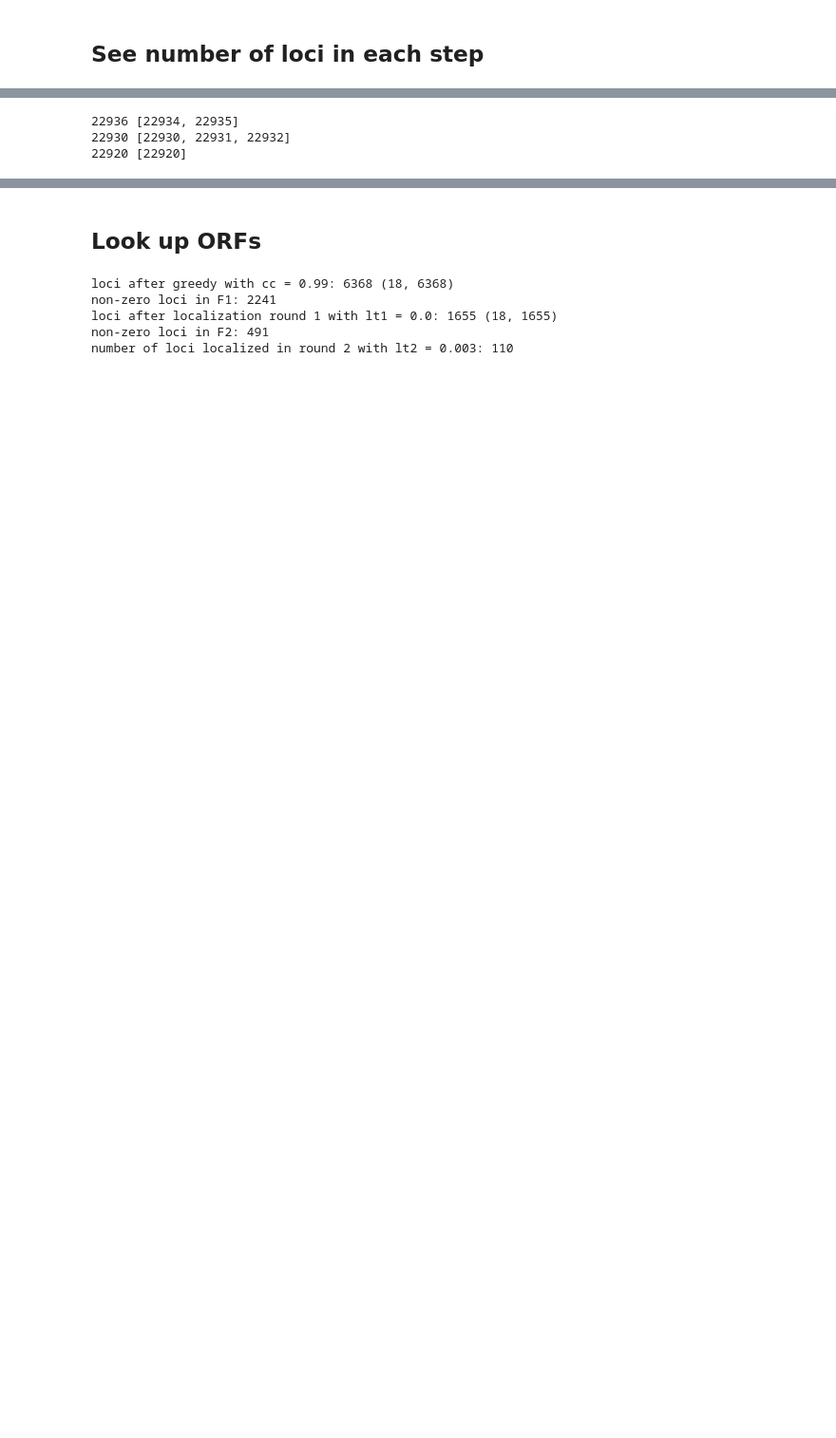
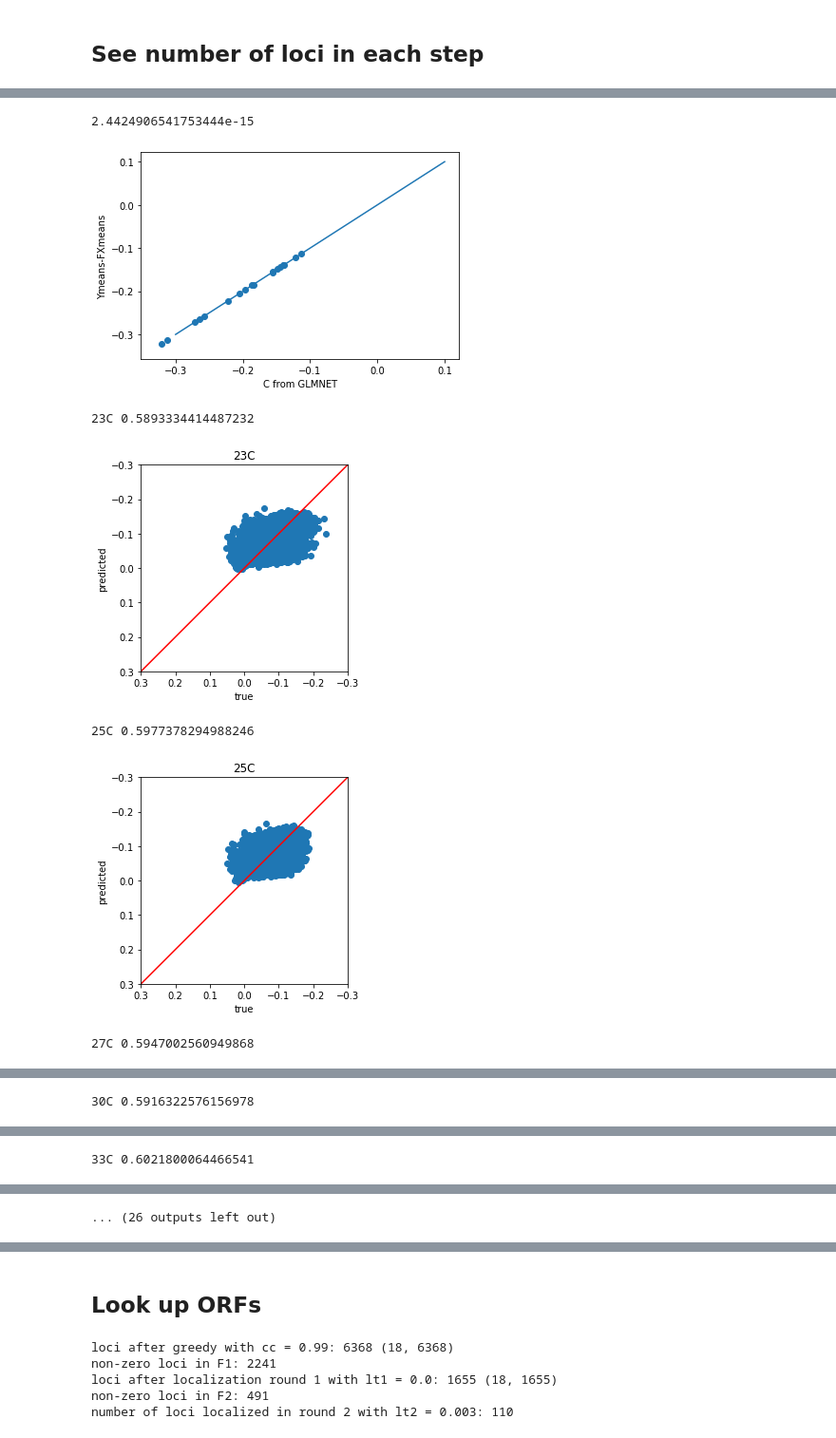
Before and after one commit to spetti/sparse-structure-discovery, a Jupyter notebook: QTL/ci_to_orfs_and_annotations.ipynb, the cells around one changed output, grey strips where cells are left out. Shown: that part at 95% size. Drawn from its saved outputs; the diff is of its cells as text; code cells hidden in the pictures; blank space fills up the shorter version.

```diff
--- a/QTL/ci_to_orfs_and_annotations.ipynb
+++ b/QTL/ci_to_orfs_and_annotations.ipynb
@@ -79,4 +93,0 @@ array([  174,   216,   264,   273,   278,   489,   619,   655,  1220,
-# %%
-for _ in np.where(L2==1)[0][np.sum(np.abs(F2), axis = 0)>0]:
-    if np.abs(_-22933) <50:
-        print(_)
@@ -92,5 +93,0 @@ for _ in np.where(L2==1)[0][np.sum(np.abs(F2), axis = 0)>0]:
-# %%
-for _ in range(len(final_loci)):
-    l = final_loci[_][1]
-    if np.abs(l-22933) <50:
-        print(l, final_loci_lists[_])
@@ -126,9 +94,43 @@ number of loci localized in round 2 with lt2 = 0.003: 134
-# %%
-for _ in range(len(final_loci)):
-    l = final_loci[_][1]
-    if np.abs(l-22933) <50:
-        print(l, final_loci_lists[_])
-# %% [output]
-22936 [22934, 22935]
-22930 [22930, 22931, 22932]
-22920 [22920]
+# %%
+inloc = "../QTL/BBQ_data_processed"
+
+causal_loci = np.where(L1==True)[0]
+Xtrain = np.load(f"{inloc}/geno_train.npy") [:,causal_loci]
+Ytrain = np.load(f"{inloc}/pheno_train.npy")
+Xval = np.load(f"{inloc}/geno_val.npy")[:,causal_loci]
+Yval = np.load(f"{inloc}/pheno_val.npy")
+
+loaded_preds =  np.load(f"{results_dir}/first_preds_cc_{cc}.npy")
+computed_preds = Xtrain @ F1.T
+C = (loaded_preds-computed_preds)[0,...]
+computed_preds_w_C = Xtrain @ F1.T  + C
+print(np.max(np.abs(computed_preds_w_C- loaded_preds)))
+
+Ymeans = np.mean(Ytrain, axis = 0)
+FXmeans =  np.mean(Xtrain @ F1.T, axis =0)
+plt.scatter(C, Ymeans-FXmeans)
+plt.plot([-.3,.1],[-.3,.1])
+plt.xlabel("C from GLMNET")
+plt.ylabel("Ymeans-FXmeans")
+plt.show()
+
+z = -.3
+for _, env in enumerate(envs):
+    print(env, r2_score(Ytrain[:,_], computed_preds_w_C[:,_]))
+    plt.scatter(Ytrain[:,_], computed_preds_w_C[:,_])
+    plt.title(env)
+    plt.axis("scaled")
+    plt.xlim(-z,z)
+    plt.ylim(-z,z)
+    plt.plot([-z,z],[-z,z], c = 'red')
+    plt.xlabel("true")
+    plt.ylabel("predicted")
+    plt.show()
+# %% [output]
+2.4424906541753444e-15
+[figure, added]
+23C 0.5893334414487232
+[figure, added]
+25C 0.5977378294988246
+[figure, added]
+27C 0.5947002560949868
@@ -134,0 +138 @@ for _ in range(len(final_loci)):
+30C 0.5916322576156978
@@ -134,0 +140 @@ for _ in range(len(final_loci)):
+33C 0.6021800064466541
@@ -134,0 +142 @@ for _ in range(len(final_loci)):
+... (26 outputs left out)
```
Also changed, not shown: parts of 18 cells of this notebook, 1 other file.
